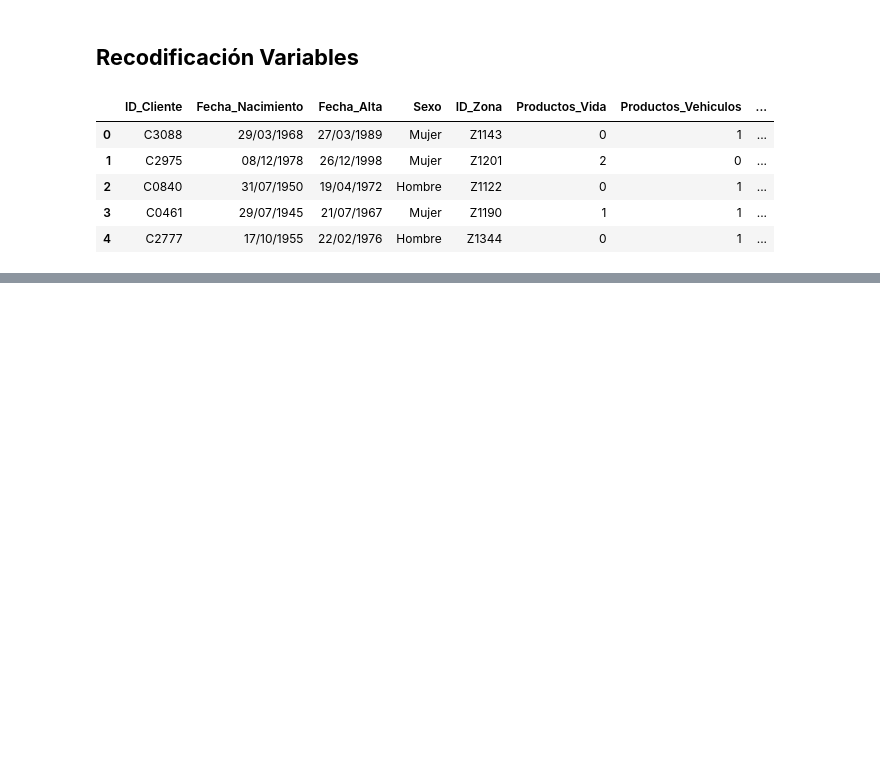
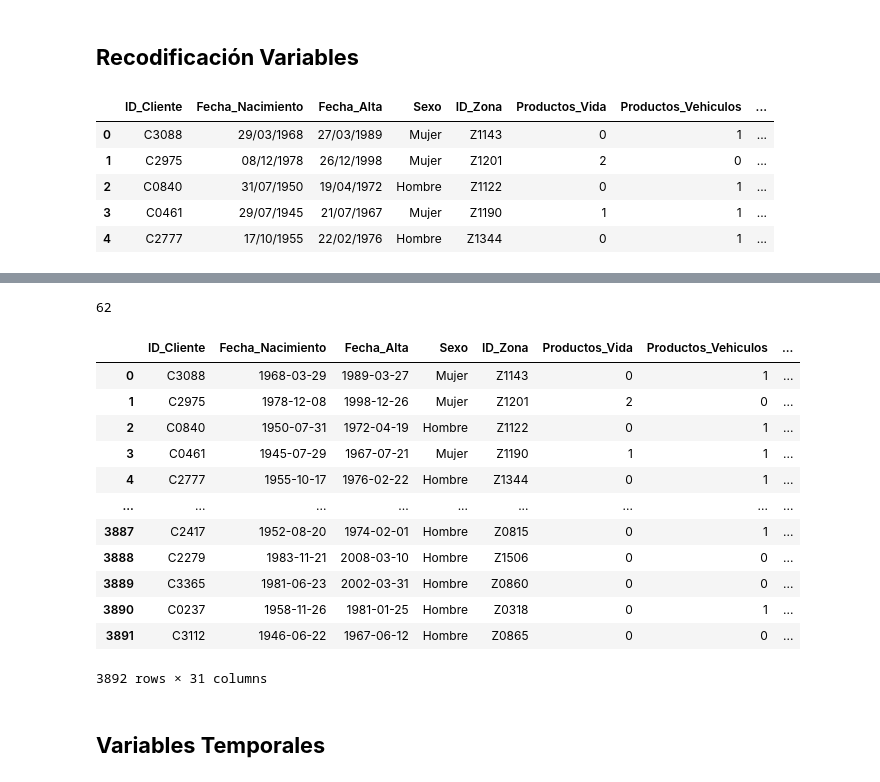
Before and after one commit to Oscar19922017/ProyectoPropensionCompra, a Jupyter notebook: EDA_PropensionCompra.ipynb, the cells around one changed output, grey strips where cells are left out. Cells and saved outputs as stored; diff of their text form; code cells hidden in the pictures; blank space fills up the shorter version.

```diff
--- a/EDA_PropensionCompra.ipynb
+++ b/EDA_PropensionCompra.ipynb
@@ -401,0 +413,30 @@ Diagnostico3
+# %%
+def CalcularEdad(fecha_nacimiento):
+    fecha_actual=datetime.now()
+    EdadActual=fecha_actual.year-fecha_nacimiento.year
+    return EdadActual
+# %%
+CalcularEdad(df_completa["Fecha_Nacimiento"][25])
+# %% [output]
+62
+# %%
+## aplicando una uncion vectorial
+df_completa["Edad"]=df_completa["Fecha_Nacimiento"].apply(CalcularEdad)
+# %%
+df_completa
+# %% [output]
+|  | ID_Cliente | Fecha_Nacimiento | Fecha_Alta | Sexo | ID_Zona | Productos_Vida | Productos_Vehiculos | ... |
+| 0 | C3088 | 1968-03-29 | 1989-03-27 | Mujer | Z1143 | 0 | 1 | ... |
+| 1 | C2975 | 1978-12-08 | 1998-12-26 | Mujer | Z1201 | 2 | 0 | ... |
+| 2 | C0840 | 1950-07-31 | 1972-04-19 | Hombre | Z1122 | 0 | 1 | ... |
+| 3 | C0461 | 1945-07-29 | 1967-07-21 | Mujer | Z1190 | 1 | 1 | ... |
+| 4 | C2777 | 1955-10-17 | 1976-02-22 | Hombre | Z1344 | 0 | 1 | ... |
+| ... | ... | ... | ... | ... | ... | ... | ... | ... |
+| 3887 | C2417 | 1952-08-20 | 1974-02-01 | Hombre | Z0815 | 0 | 1 | ... |
+| 3888 | C2279 | 1983-11-21 | 2008-03-10 | Hombre | Z1506 | 0 | 0 | ... |
+| 3889 | C3365 | 1981-06-23 | 2002-03-31 | Hombre | Z0860 | 0 | 0 | ... |
+| 3890 | C0237 | 1958-11-26 | 1981-01-25 | Hombre | Z0318 | 0 | 1 | ... |
+| 3891 | C3112 | 1946-06-22 | 1967-06-12 | Hombre | Z0865 | 0 | 0 | ... |
+3892 rows × 31 columns
+# %% [markdown]
+## **Variables Temporales**
```
Also changed, not shown: parts of 17 cells of this notebook.
